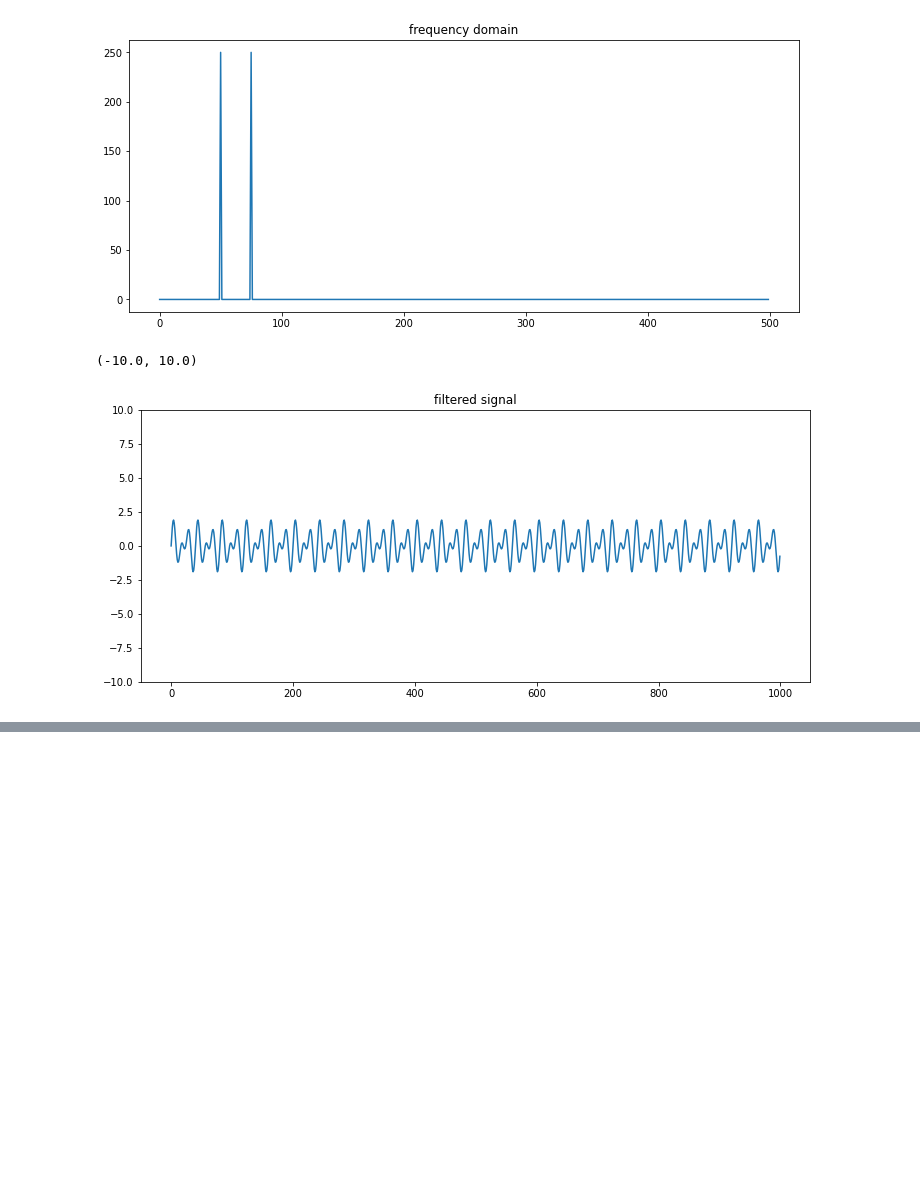
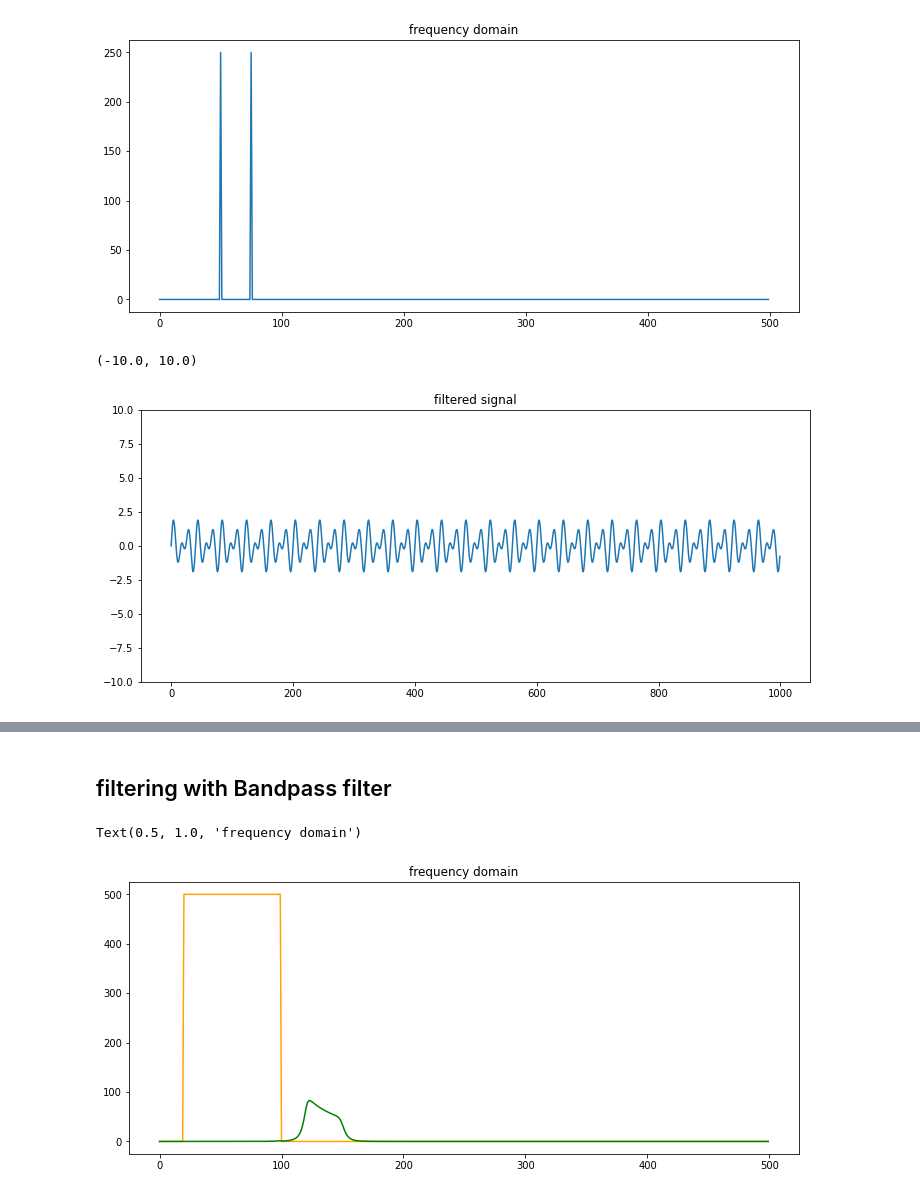
Before and after one commit to neuralsrg/Python-Projects, a Jupyter notebook: signal_processing/signal_filtering_fft.ipynb, the cells around one changed output, grey strips where cells are left out. Cells and saved outputs as stored; diff of their text form; code cells hidden in the pictures; blank space fills up the shorter version.

```diff
--- a/signal_processing/signal_filtering_fft.ipynb
+++ b/signal_processing/signal_filtering_fft.ipynb
@@ -51,0 +55,15 @@ plt.ylim([-10., 10.])
+# %%
+from scipy.signal import butter, lfilter
+
+def butter_bandpass(lowcut, highcut, fs, order=5):
+    nyq = 0.5 * fs
+    low = lowcut / nyq
+    high = highcut / nyq
+    b, a = butter(order, [low, high], btype='band')
+    return b, a
+
+
+def butter_bandpass_filter(data, lowcut, highcut, fs, order=5):
+    b, a = butter_bandpass(lowcut, highcut, fs, order=order)
+    y = lfilter(b, a, data)
+    return y
@@ -51,0 +101,12 @@ plt.ylim([-10., 10.])
+# %% [markdown]
+## filtering with Bandpass filter
+# %%
+filtered = butter_bandpass_filter(f, lowcut=120, highcut=150, fs=1/dtime, order=6)
+filtered_fft = np.fft.fft(filtered, len(filtered))
+
+plt.plot(np.abs(fft)[:len(fft) // 2], c='orange', label='before filtering')
+plt.plot(np.abs(filtered_fft)[:len(filtered_fft) // 2], c='green', label='after filtering')
+plt.title('frequency domain')
+# %% [output]
+Text(0.5, 1.0, 'frequency domain')
+[figure, added]
```
Also changed, not shown: parts of 9 cells of this notebook.
